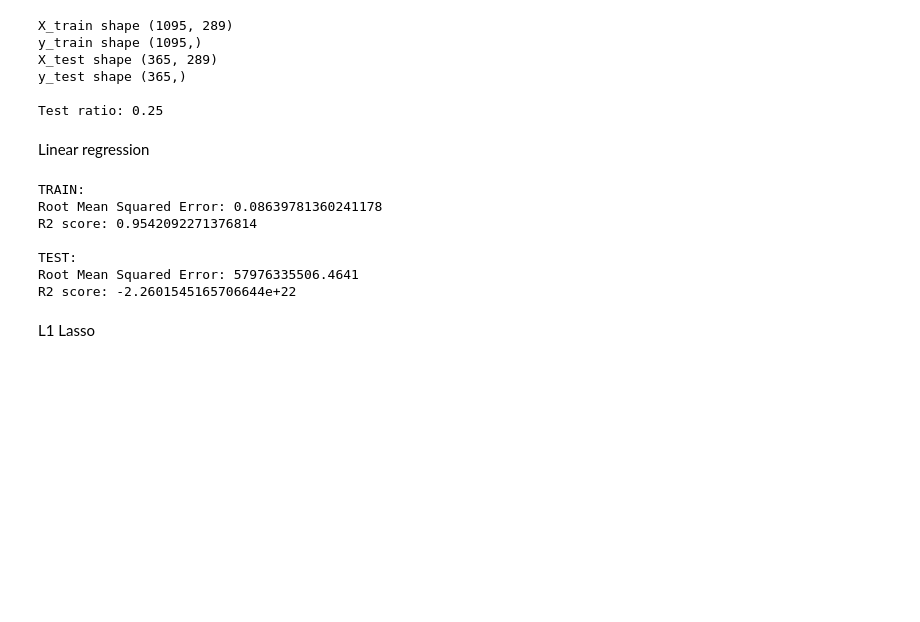
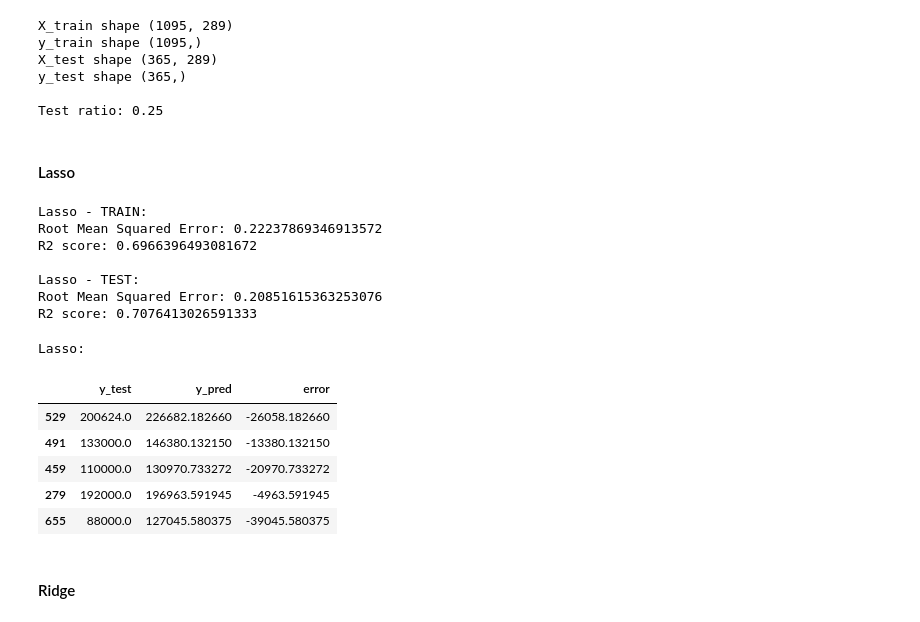
Before and after one commit to eRafaell/kaggle_house_prices_advanced_regression_techniques, a Jupyter notebook: house_prices_regression.ipynb, the cells around one changed output. Cells and saved outputs as stored; diff of their text form; code cells hidden in the pictures; blank space fills up the shorter version.

```diff
--- a/house_prices_regression.ipynb
+++ b/house_prices_regression.ipynb
@@ -729,33 +747,49 @@ X_test shape (365, 289)
 y_test shape (365,)
 
 Test ratio: 0.25
-# %% [markdown]
-Linear regression
+# %% [markdown]
+#### Lasso
 # %%
 # Intializing the Model
-linear = LinearRegression()
+lasso = Lasso(alpha=0.1)
 # Train the Model
-linear.fit(X_train, y_train)
+lasso.fit(X_train, y_train)
 
 # Predictions
-y_pred_linear_train = linear.predict(X_train)
-print('TRAIN:')
-print(f'Root Mean Squared Error: {np.sqrt(mean_squared_error(y_train, y_pred_linear_train))}')
-print(f'R2 score: {r2_score(y_train, y_pred1)} \n')
+y_pred_lasso_train = lasso.predict(X_train)
+print('Lasso - TRAIN:')
+print(f'Root Mean Squared Error: \
+{np.sqrt(mean_squared_error(y_train, y_pred_lasso_train))}')
+print(f'R2 score: {r2_score(y_train, y_pred_lasso_train)} \n')
 
-y_pred_linear_test = linear.predict(X_test)
-print('TEST:')
-print(f'Root Mean Squared Error: {np.sqrt(mean_squared_error(y_test, y_pred_linear_test))}')
-print(f'R2 score: {r2_score(y_test, y_pred_linear_test)}\n')
+y_pred_lasso_test = lasso.predict(X_test)
+print('Lasso - TEST:')
+print(f'Root Mean Squared Error: \
+{np.sqrt(mean_squared_error(y_test, y_pred_lasso_test))}')
+print(f'R2 score: {r2_score(y_test, y_pred_lasso_test)}\n')
 # %% [output]
-TRAIN:
-Root Mean Squared Error: 0.08639781360241178
-R2 score: 0.9542092271376814
+Lasso - TRAIN:
+Root Mean Squared Error: 0.22237869346913572
+R2 score: 0.6966396493081672
 
-TEST:
-Root Mean Squared Error: 57976335506.4641
-R2 score: -2.2601545165706644e+22
+Lasso - TEST:
+Root Mean Squared Error: 0.20851615363253076
+R2 score: 0.7076413026591333
-# %% [markdown]
-L1 Lasso
+# %%
+# expm1 is the inverse of log1p
+print('Lasso:')
+predictions = pd.DataFrame(data={'y_test': np.expm1(y_test), 'y_pred': np.expm1(y_pred_lasso_test)})
+predictions['error'] = predictions['y_test'] -  predictions['y_pred']
+predictions.head()
+# %% [output]
+Lasso:
+|  | y_test | y_pred | error |
+| 529 | 200624.0 | 226682.182660 | -26058.182660 |
+| 491 | 133000.0 | 146380.132150 | -13380.132150 |
+| 459 | 110000.0 | 130970.733272 | -20970.733272 |
+| 279 | 192000.0 | 196963.591945 | -4963.591945 |
+| 655 | 88000.0 | 127045.580375 | -39045.580375 |
+# %% [markdown]
+#### Ridge
 # %%
 # Intializing the Model
```
Also changed, not shown: parts of 20 cells of this notebook.
